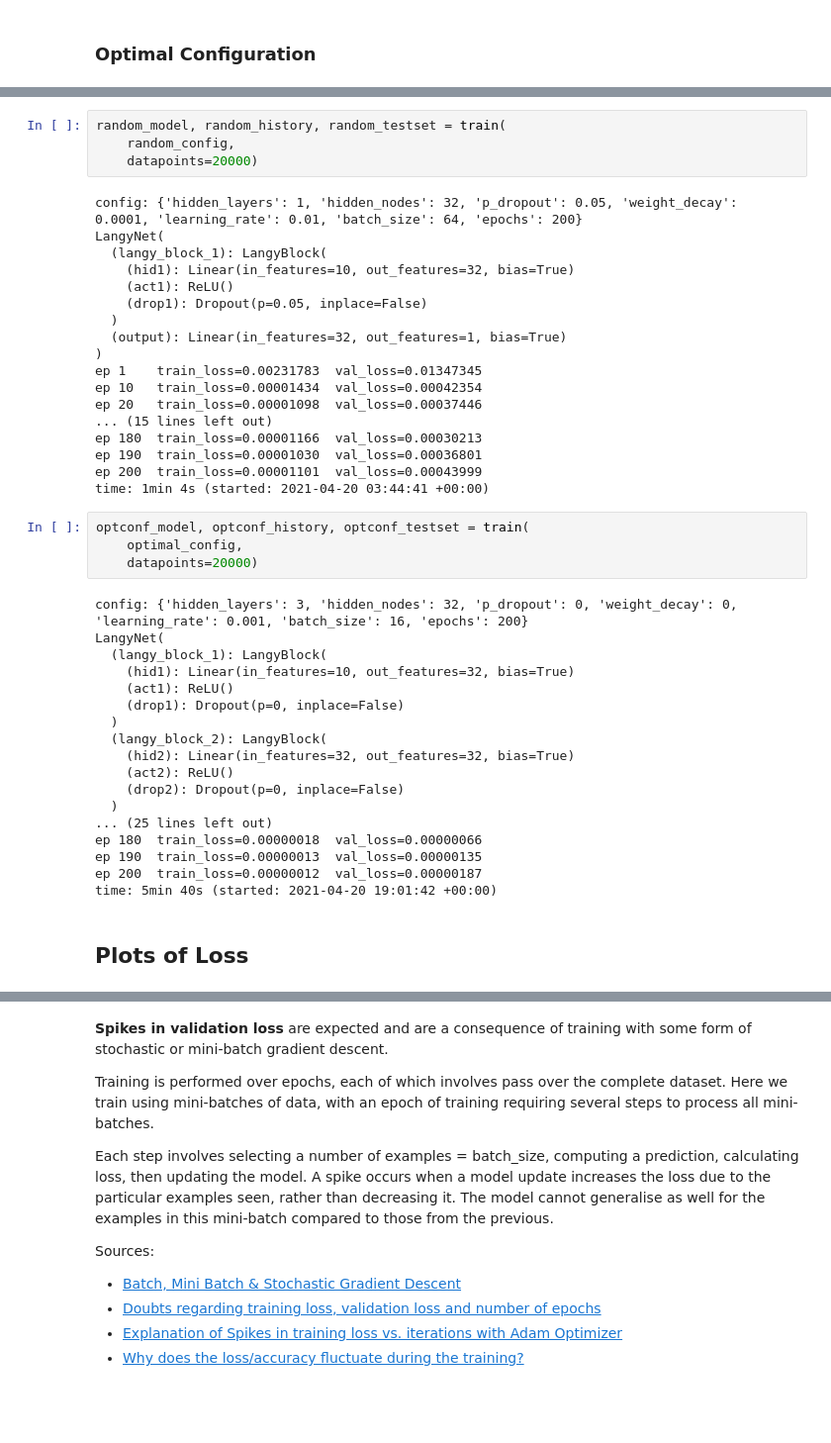
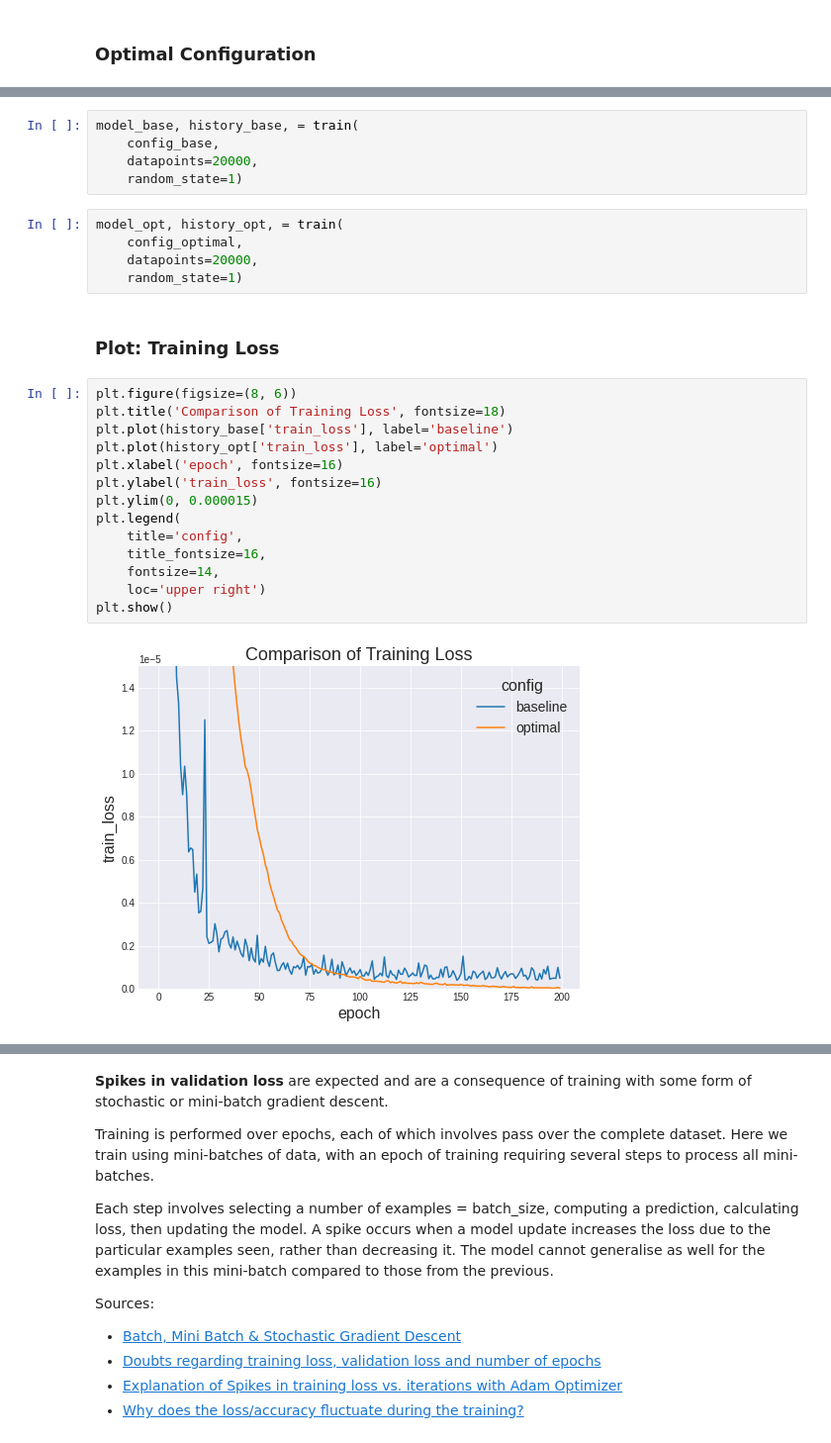
Before and after one commit to lowdensh/langy, a Jupyter notebook: model_data/LangyNet.ipynb, the cells around one changed output, grey strips where cells are left out. Shown at 99% size. Cells and saved outputs as stored; diff of their text form; blank space fills up the shorter version.

```diff
--- a/model_data/LangyNet.ipynb
+++ b/model_data/LangyNet.ipynb
@@ -861,46 +735,28 @@ time: 4.42 ms (started: 2021-04-20 19:01:34 +00:00)
-# %%
-random_model, random_history, random_testset = train(
-    random_config,
-    datapoints=20000)
-# %% [output]
-config: {'hidden_layers': 1, 'hidden_nodes': 32, 'p_dropout': 0.05, 'weight_decay': 0.0001, 'learning_rate': 0.01, 'batch_size': 64, 'epochs': 200}
-LangyNet(
-  (langy_block_1): LangyBlock(
-    (hid1): Linear(in_features=10, out_features=32, bias=True)
-    (act1): ReLU()
-    (drop1): Dropout(p=0.05, inplace=False)
-  )
-  (output): Linear(in_features=32, out_features=1, bias=True)
-)
-ep 1    train_loss=0.00231783  val_loss=0.01347345
-ep 10   train_loss=0.00001434  val_loss=0.00042354
-ep 20   train_loss=0.00001098  val_loss=0.00037446
-... (15 lines left out)
-ep 180  train_loss=0.00001166  val_loss=0.00030213
-ep 190  train_loss=0.00001030  val_loss=0.00036801
-ep 200  train_loss=0.00001101  val_loss=0.00043999
-time: 1min 4s (started: 2021-04-20 03:44:41 +00:00)
-# %%
-optconf_model, optconf_history, optconf_testset = train(
-    optimal_config,
-    datapoints=20000)
-# %% [output]
-config: {'hidden_layers': 3, 'hidden_nodes': 32, 'p_dropout': 0, 'weight_decay': 0, 'learning_rate': 0.001, 'batch_size': 16, 'epochs': 200}
-LangyNet(
-  (langy_block_1): LangyBlock(
-    (hid1): Linear(in_features=10, out_features=32, bias=True)
-    (act1): ReLU()
-    (drop1): Dropout(p=0, inplace=False)
-  )
-  (langy_block_2): LangyBlock(
-    (hid2): Linear(in_features=32, out_features=32, bias=True)
-    (act2): ReLU()
-    (drop2): Dropout(p=0, inplace=False)
-  )
-... (25 lines left out)
-ep 180  train_loss=0.00000018  val_loss=0.00000066
-ep 190  train_loss=0.00000013  val_loss=0.00000135
-ep 200  train_loss=0.00000012  val_loss=0.00000187
-time: 5min 40s (started: 2021-04-20 19:01:42 +00:00)
+# %%
+model_base, history_base, = train(
+    config_base,
+    datapoints=20000,
+    random_state=1)
+# %%
+model_opt, history_opt, = train(
+    config_optimal,
+    datapoints=20000,
+    random_state=1)
 # %% [markdown]
-## Plots of Loss
+### Plot: Training Loss
+# %%
+plt.figure(figsize=(8, 6))
+plt.title('Comparison of Training Loss', fontsize=18)
+plt.plot(history_base['train_loss'], label='baseline')
+plt.plot(history_opt['train_loss'], label='optimal')
+plt.xlabel('epoch', fontsize=16)
+plt.ylabel('train_loss', fontsize=16)
+plt.ylim(0, 0.000015)
+plt.legend(
+    title='config',
+    title_fontsize=16,
+    fontsize=14,
+    loc='upper right')
+plt.show()
+# %% [output]
+[figure, added]
```
Also changed, not shown: parts of 66 cells of this notebook, 4 other files.
